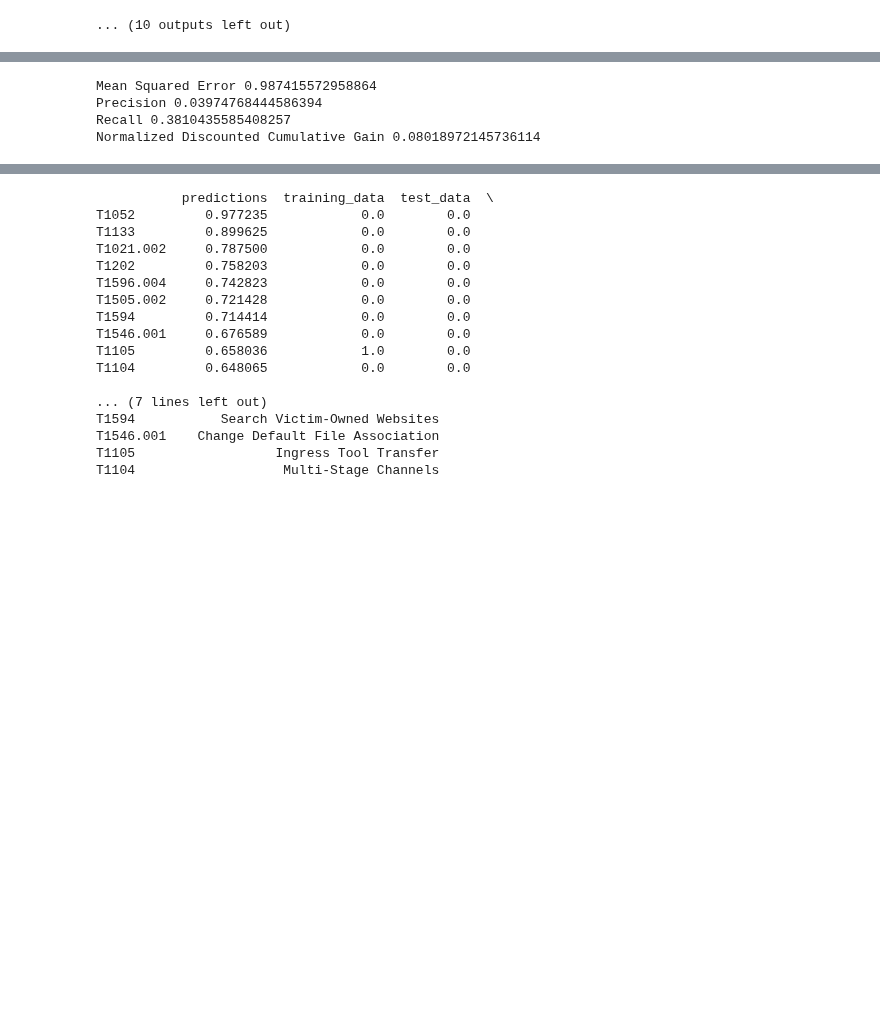
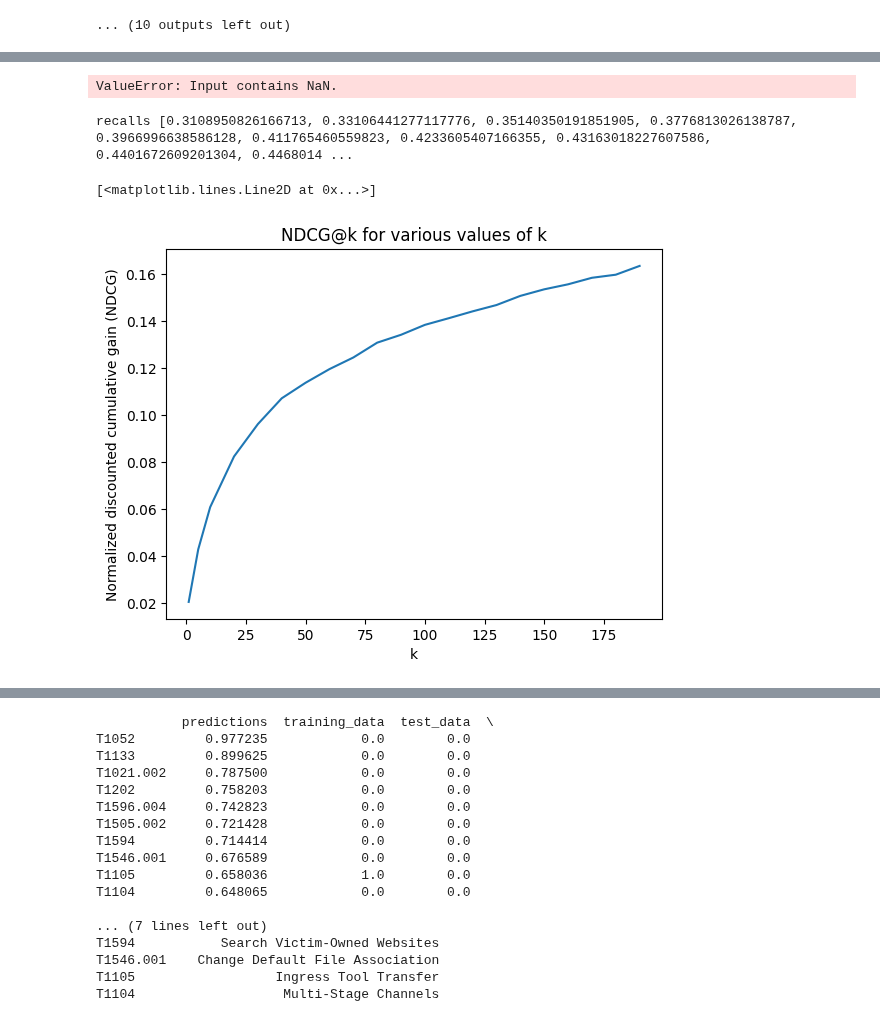
Before and after one commit to center-for-threat-informed-defense/technique-inference-engine, a Jupyter notebook: models/main.ipynb, the cells around one changed output, grey strips where cells are left out. Cells and saved outputs as stored; diff of their text form; code cells hidden in the pictures; blank space fills up the shorter version.

```diff
--- a/models/main.ipynb
+++ b/models/main.ipynb
@@ -224,7 +226,7 @@ Normalized Discounted Cumulative Gain 0.08600967225980286
 embedding_dimension = 10
 k = 20
 
-best_hyperparameters = {'regularization_coefficient': 0.05, 'c': 0.5, 'num_iterations': 20}
+best_hyperparameters = {'regularization_coefficient': 0.1, 'c': 0.5, 'num_iterations': 20}
 
 model = WalsRecommender(m=training_data.m, n=training_data.n, k=embedding_dimension)
 
@@ -249,10 +251,32 @@ print("Recall", recall)
 ndcg = tie.normalized_discounted_cumulative_gain(k=k)
 print("Normalized Discounted Cumulative Gain", ndcg)
 # %% [output]
-Mean Squared Error 0.987415572958864
-Precision 0.03974768444586394
-Recall 0.3810435585408257
-Normalized Discounted Cumulative Gain 0.08018972145736114
+ValueError: Input contains NaN.
+# %%
+k_values = [1, 5] + list(range(10, 200, 10))
+recalls = []
+ndcgs = []
+for k in k_values:
+    # print("Mean Squared Error", mse)
+    precision = tie.precision(k=k)
+    # print("Precision", precision)
+    recall = tie.recall(k=k)
+    recalls.append(recall)
+    # print("Recall", recall)
+    ndcg = tie.normalized_discounted_cumulative_gain(k=k)
+    ndcgs.append(ndcg)
+    # print("Normalized Discounted Cumulative Gain", ndcg)
+
+print("recalls", recalls)
+
+plt.xlabel("k")
+plt.ylabel("Normalized discounted cumulative gain (NDCG)")
+plt.title("NDCG@k for various values of k")
+plt.plot(k_values, ndcgs)
+# %% [output]
+recalls [0.3108950826166713, 0.33106441277117776, 0.35140350191851905, 0.3776813026138787, 0.3966996638586128, 0.411765460559823, 0.4233605407166355, 0.43163018227607586, 0.4401672609201304, 0.4468014 ...
+[<matplotlib.lines.Line2D at 0x...>]
+[figure, added]
 # %%
 oilrig_techniques = {
     "T1047", "T1059.005", "T1124", "T1082",
```
Also changed, not shown: parts of 3 cells of this notebook, 1 other file.
